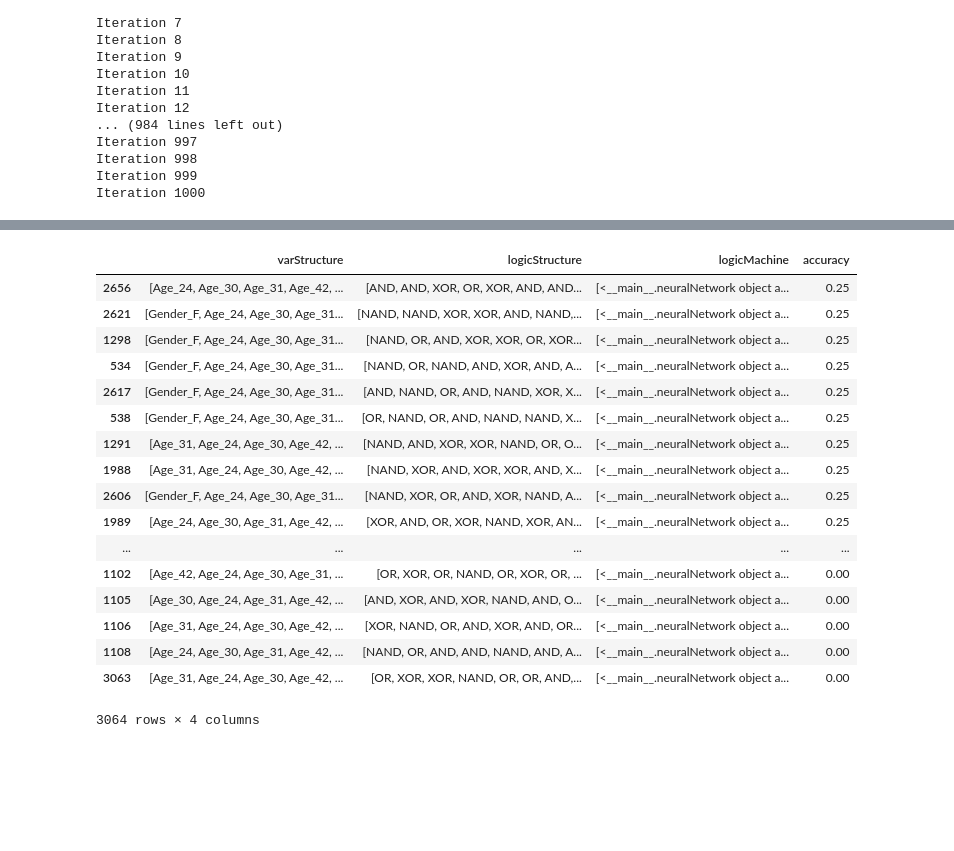
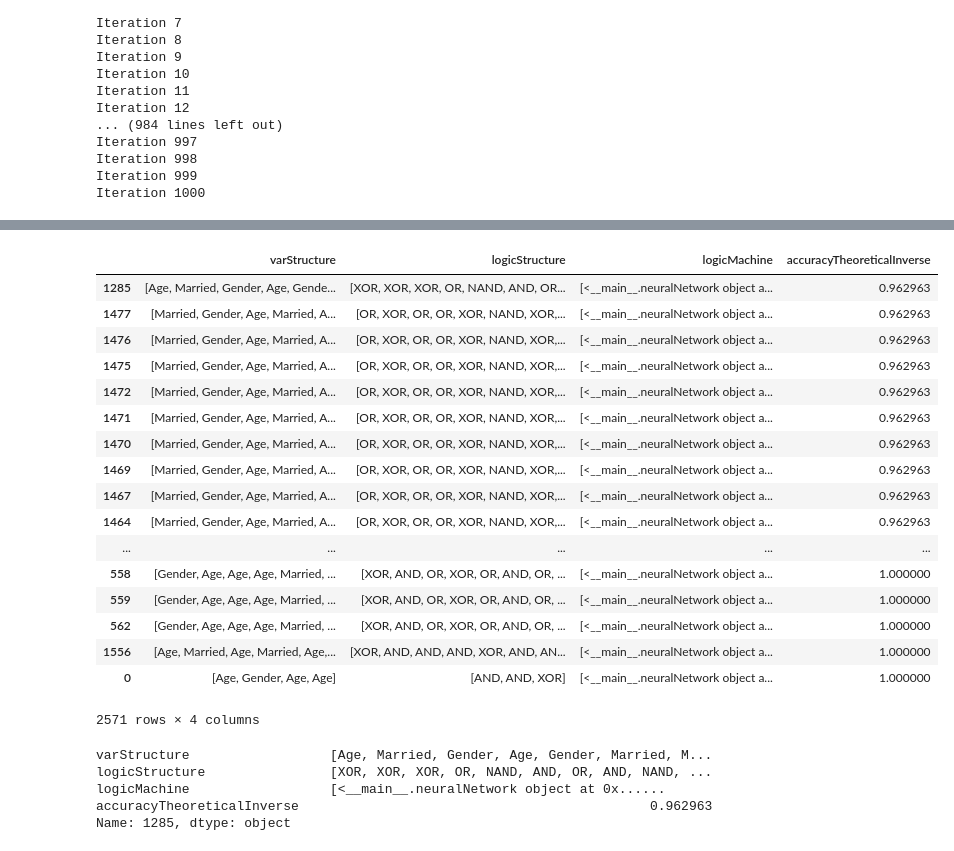
Before and after one commit to dattasiddhartha/NeuralLogicNetwork, a Jupyter notebook: NeuralLogicNetwork.ipynb, the cells around one changed output, grey strips where cells are left out. Saved outputs shown, nothing was run; the diff lists cells and outputs as text; code cells hidden in the pictures; blank space fills up the shorter version.

```diff
--- a/NeuralLogicNetwork.ipynb
+++ b/NeuralLogicNetwork.ipynb
@@ -3,5 +3,8 @@
 # %%
 # initialization
 import pandas as pd
+import numpy as np
+import itertools
 
-data = pd.read_csv("initialdata.csv")
+data = pd.read_csv("initialdata_v3.csv")
+# data = pd.read_csv("initialdata.csv")
@@ -247,0 +332,10 @@ print(nnXOR.query([0.99507161,1]))
+# %%
+encodedDataComplete = encodedDataComplete.sample(frac=1).reset_index(drop=True)
+xCol = encodedDataComplete.columns[0:-1]
+yCol = encodedDataComplete.columns[-1]
+outputData = encodedDataComplete[yCol]
+encodedData = encodedDataComplete[xCol]
+# encodedData
+# outputData
+varName = list(encodedData.columns)
+varName
@@ -394,27 +772,37 @@ Iteration 1000
 # %%
 logsDF = pd.DataFrame()
 logsDF['varStructure'] = varLogs
 logsDF['logicStructure'] = logicnameLogs
 logsDF['logicMachine'] = logicLogs
-logsDF['accuracy'] = accuracyLogs
-logsDF = logsDF.sort_values(by=['accuracy'], ascending=False)
+logsDF['accuracyTheoreticalInverse'] = [1.0 - x for x in accuracyLogs]
+# logsDF['accuracy'] = accuracyLogs
+# logsDF['accuracyInverse'] = accuracyInverseLogs
+logsDF = logsDF.sort_values(by=['accuracyTheoreticalInverse'], ascending=True)
 logsDF
 # %% [output]
-|  | varStructure | logicStructure | logicMachine | accuracy |
-| 2656 | [Age_24, Age_30, Age_31, Age_42, ... | [AND, AND, XOR, OR, XOR, AND, AND... | [<__main__.neuralNetwork object a... | 0.25 |
-| 2621 | [Gender_F, Age_24, Age_30, Age_31... | [NAND, NAND, XOR, XOR, AND, NAND,... | [<__main__.neuralNetwork object a... | 0.25 |
-| 1298 | [Gender_F, Age_24, Age_30, Age_31... | [NAND, OR, AND, XOR, XOR, OR, XOR... | [<__main__.neuralNetwork object a... | 0.25 |
-| 534 | [Gender_F, Age_24, Age_30, Age_31... | [NAND, OR, NAND, AND, XOR, AND, A... | [<__main__.neuralNetwork object a... | 0.25 |
-| 2617 | [Gender_F, Age_24, Age_30, Age_31... | [AND, NAND, OR, AND, NAND, XOR, X... | [<__main__.neuralNetwork object a... | 0.25 |
-| 538 | [Gender_F, Age_24, Age_30, Age_31... | [OR, NAND, OR, AND, NAND, NAND, X... | [<__main__.neuralNetwork object a... | 0.25 |
-| 1291 | [Age_31, Age_24, Age_30, Age_42, ... | [NAND, AND, XOR, XOR, NAND, OR, O... | [<__main__.neuralNetwork object a... | 0.25 |
-| 1988 | [Age_31, Age_24, Age_30, Age_42, ... | [NAND, XOR, AND, XOR, XOR, AND, X... | [<__main__.neuralNetwork object a... | 0.25 |
-| 2606 | [Gender_F, Age_24, Age_30, Age_31... | [NAND, XOR, OR, AND, XOR, NAND, A... | [<__main__.neuralNetwork object a... | 0.25 |
-| 1989 | [Age_24, Age_30, Age_31, Age_42, ... | [XOR, AND, OR, XOR, NAND, XOR, AN... | [<__main__.neuralNetwork object a... | 0.25 |
+|  | varStructure | logicStructure | logicMachine | accuracyTheoreticalInverse |
+| 1285 | [Age, Married, Gender, Age, Gende... | [XOR, XOR, XOR, OR, NAND, AND, OR... | [<__main__.neuralNetwork object a... | 0.962963 |
+| 1477 | [Married, Gender, Age, Married, A... | [OR, XOR, OR, OR, XOR, NAND, XOR,... | [<__main__.neuralNetwork object a... | 0.962963 |
+| 1476 | [Married, Gender, Age, Married, A... | [OR, XOR, OR, OR, XOR, NAND, XOR,... | [<__main__.neuralNetwork object a... | 0.962963 |
+| 1475 | [Married, Gender, Age, Married, A... | [OR, XOR, OR, OR, XOR, NAND, XOR,... | [<__main__.neuralNetwork object a... | 0.962963 |
+| 1472 | [Married, Gender, Age, Married, A... | [OR, XOR, OR, OR, XOR, NAND, XOR,... | [<__main__.neuralNetwork object a... | 0.962963 |
+| 1471 | [Married, Gender, Age, Married, A... | [OR, XOR, OR, OR, XOR, NAND, XOR,... | [<__main__.neuralNetwork object a... | 0.962963 |
+| 1470 | [Married, Gender, Age, Married, A... | [OR, XOR, OR, OR, XOR, NAND, XOR,... | [<__main__.neuralNetwork object a... | 0.962963 |
+| 1469 | [Married, Gender, Age, Married, A... | [OR, XOR, OR, OR, XOR, NAND, XOR,... | [<__main__.neuralNetwork object a... | 0.962963 |
+| 1467 | [Married, Gender, Age, Married, A... | [OR, XOR, OR, OR, XOR, NAND, XOR,... | [<__main__.neuralNetwork object a... | 0.962963 |
+| 1464 | [Married, Gender, Age, Married, A... | [OR, XOR, OR, OR, XOR, NAND, XOR,... | [<__main__.neuralNetwork object a... | 0.962963 |
 | ... | ... | ... | ... | ... |
-| 1102 | [Age_42, Age_24, Age_30, Age_31, ... | [OR, XOR, OR, NAND, OR, XOR, OR, ... | [<__main__.neuralNetwork object a... | 0.00 |
-| 1105 | [Age_30, Age_24, Age_31, Age_42, ... | [AND, XOR, AND, XOR, NAND, AND, O... | [<__main__.neuralNetwork object a... | 0.00 |
-| 1106 | [Age_31, Age_24, Age_30, Age_42, ... | [XOR, NAND, OR, AND, XOR, AND, OR... | [<__main__.neuralNetwork object a... | 0.00 |
-| 1108 | [Age_24, Age_30, Age_31, Age_42, ... | [NAND, OR, AND, AND, NAND, AND, A... | [<__main__.neuralNetwork object a... | 0.00 |
-| 3063 | [Age_31, Age_24, Age_30, Age_42, ... | [OR, XOR, XOR, NAND, OR, OR, AND,... | [<__main__.neuralNetwork object a... | 0.00 |
+| 558 | [Gender, Age, Age, Age, Married, ... | [XOR, AND, OR, XOR, OR, AND, OR, ... | [<__main__.neuralNetwork object a... | 1.000000 |
+| 559 | [Gender, Age, Age, Age, Married, ... | [XOR, AND, OR, XOR, OR, AND, OR, ... | [<__main__.neuralNetwork object a... | 1.000000 |
+| 562 | [Gender, Age, Age, Age, Married, ... | [XOR, AND, OR, XOR, OR, AND, OR, ... | [<__main__.neuralNetwork object a... | 1.000000 |
+| 1556 | [Age, Married, Age, Married, Age,... | [XOR, AND, AND, AND, XOR, AND, AN... | [<__main__.neuralNetwork object a... | 1.000000 |
+| 0 | [Age, Gender, Age, Age] | [AND, AND, XOR] | [<__main__.neuralNetwork object a... | 1.000000 |
-3064 rows × 4 columns
+2571 rows × 4 columns
+# %%
+logsDF.iloc[0,:]
+# %% [output]
+varStructure                  [Age, Married, Gender, Age, Gender, Married, M...
+logicStructure                [XOR, XOR, XOR, OR, NAND, AND, OR, AND, NAND, ...
+logicMachine                  [<__main__.neuralNetwork object at 0x......
+accuracyTheoreticalInverse                                             0.962963
+Name: 1285, dtype: object
```
Also changed, not shown: parts of 20 cells of this notebook, 4 other files.
